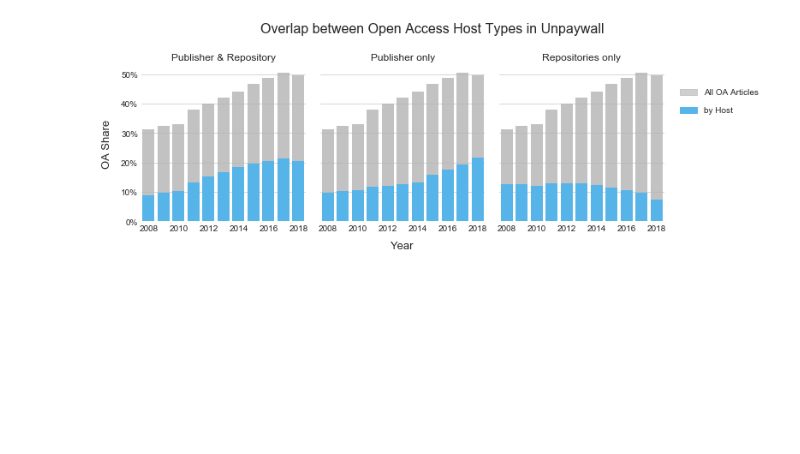
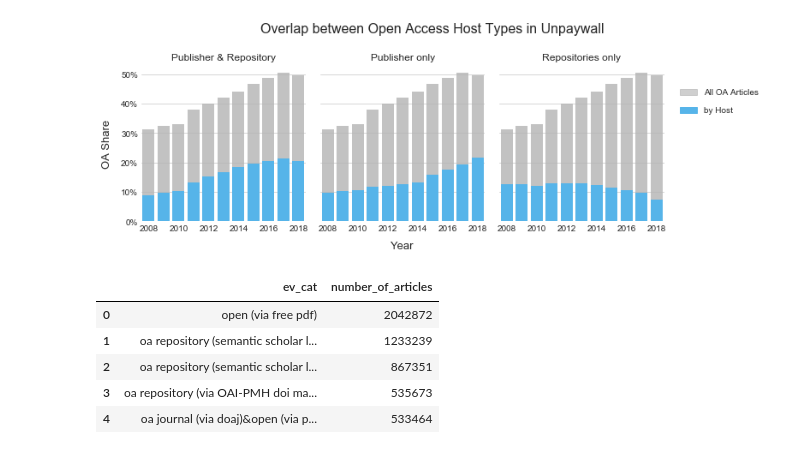
Before and after one commit to naustica/WAG-SHK, a Jupyter notebook: Open Access Evidence in Unpaywall - Python Version.ipynb, the cells around one changed output. Cells and saved outputs as stored; diff of their text form; code cells hidden in the pictures; blank space fills up the shorter version.

```diff
--- a/Open Access Evidence in Unpaywall - Python Version.ipynb
+++ b/Open Access Evidence in Unpaywall - Python Version.ipynb
@@ -472,3 +472,46 @@ plt.tight_layout()
 plt.show()
 # %% [output]
 [figure]
+# %%
+EVIDENCE_SINGLE_CAT_08_12_QUERY = f"""
+                                    SELECT ev_cat, COUNT(DISTINCT(doi)) AS number_of_articles
+                                    FROM
+                                        (SELECT doi, STRING_AGG(DISTINCT(evidence), "&"
+                                        ORDER BY evidence) AS ev_cat
+                                        FROM {upw_08_12}, UNNEST (oa_locations)
+                                        WHERE genre="journal-article"
+                                        GROUP BY doi
+                                        )
+                                    GROUP BY ev_cat
+                                   """
+
+EVIDENCE_SINGLE_CAT_13_18_QUERY = f"""
+                                    SELECT ev_cat, COUNT(DISTINCT(doi)) AS number_of_articles
+                                    FROM
+                                        (SELECT doi, STRING_AGG(DISTINCT(evidence), "&"
+                                        ORDER BY evidence) AS ev_cat
+                                        FROM {upw_13_18}, UNNEST (oa_locations)
+                                        WHERE genre="journal-article" AND year < 2019
+                                        GROUP BY doi
+                                        )
+                                    GROUP BY ev_cat
+                                   """
+# %%
+evidence_categories_08_12_df = client.query(EVIDENCE_SINGLE_CAT_08_12_QUERY).to_dataframe()
+evidence_categories_13_18_df = client.query(EVIDENCE_SINGLE_CAT_13_18_QUERY).to_dataframe()
+evidence_categories_df = pd.concat([evidence_categories_08_12_df,
+                                    evidence_categories_13_18_df])
+
+evidence_categories_df = evidence_categories_df.groupby(['ev_cat']) \
+                                    .sum().reset_index() \
+                                    .sort_values(by=['number_of_articles'], ascending=False) \
+                                    .reset_index(drop=True)
+
+evidence_categories_df.head()
+# %% [output]
+|  | ev_cat | number_of_articles |
+| 0 | open (via free pdf) | 2042872 |
+| 1 | oa repository (semantic scholar l... | 1233239 |
+| 2 | oa repository (semantic scholar l... | 867351 |
+| 3 | oa repository (via OAI-PMH doi ma... | 535673 |
+| 4 | oa journal (via doaj)&open (via p... | 533464 |
```
Also changed, not shown: parts of 3 cells of this notebook.
